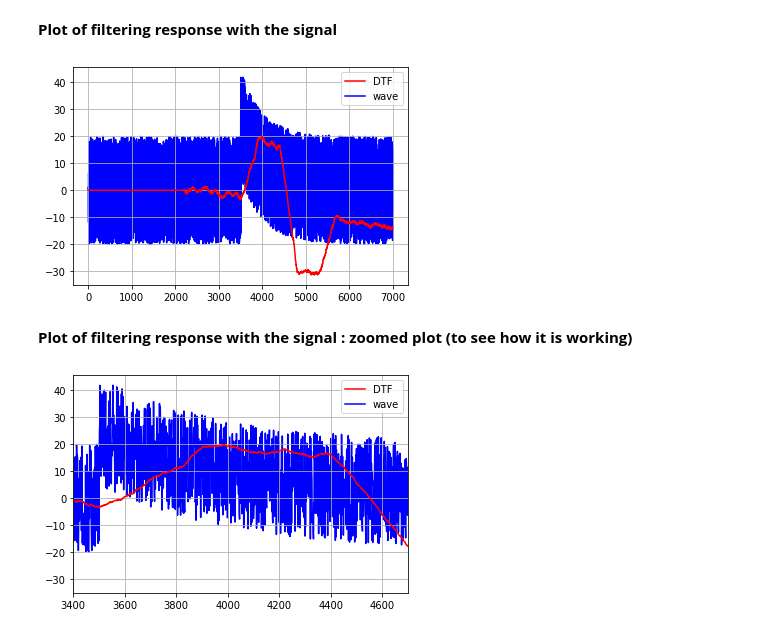
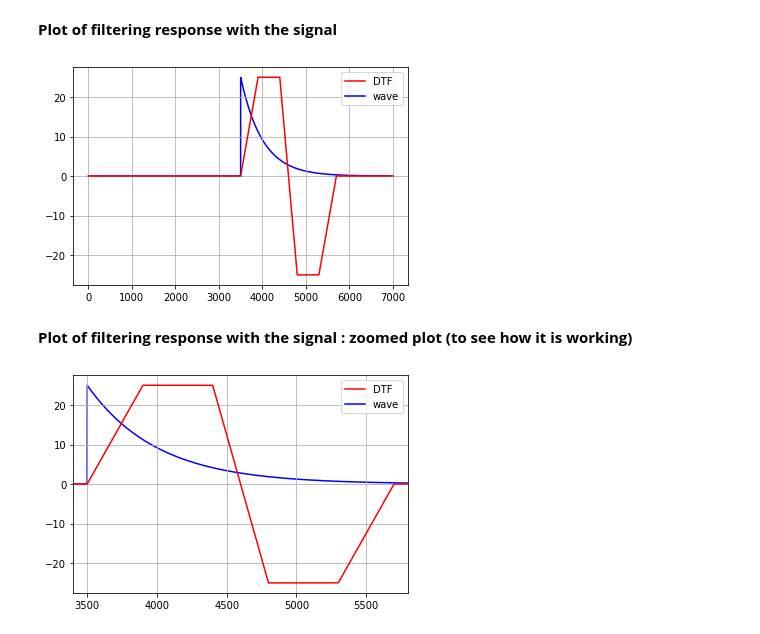
Before and after one commit to himal1/FPGAFilteringWithPython, a Jupyter notebook: Filtering_Correct_DTF.ipynb, the cells around one changed output. Saved outputs shown, nothing was run; the diff lists cells and outputs as text; code cells hidden in the pictures.

```diff
--- a/Filtering_Correct_DTF.ipynb
+++ b/Filtering_Correct_DTF.ipynb
@@ -19,7 +19,7 @@ Initialize the variables:
 # %%
 baseline=0.
 amp=25
-noise_amp=20.
+noise_amp=0.
 tau=500
 length=7000
 rise_time=400
@@ -129,16 +129,16 @@ plt.legend()
 plt.grid()
 plt.show()
 # %% [output]
-[figure, old version]
+[figure, new version]
 # %% [markdown]
 <b>Plot of filtering response with the signal : zoomed plot (to see how it is working)
 # %%
 plt.plot(trap_n, color='r', label='DTF', zorder=2)
 ##plt.plot(trap_o, color='g', label='DTF inverted', zorder=1)
 plt.plot(T, color='b', label='wave', zorder=0)
 plt.legend()
-plt.xlim(3400,4700)
+plt.xlim(3400,5800)
 plt.grid()
 plt.show()
 # %% [output]
-[figure, old version]
+[figure, new version]
```
Also changed, not shown: parts of 3 cells of this notebook, 3 other files.
